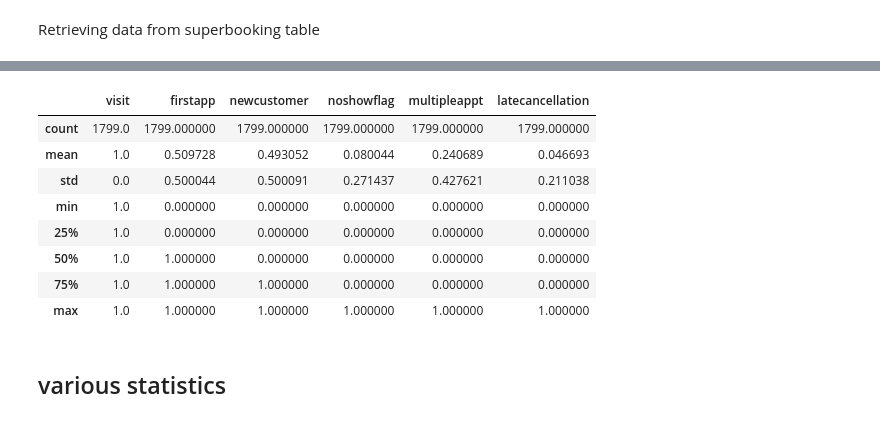
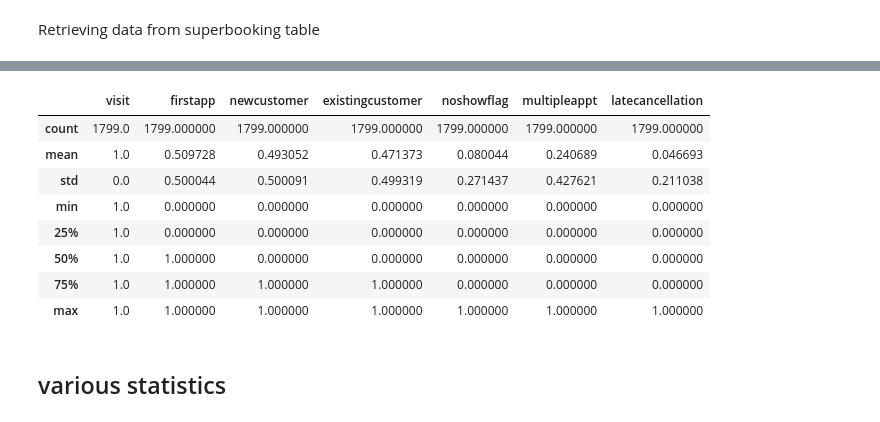
Before and after one commit to ericma007/p1, a Jupyter notebook: notebooks/Hair Salon Exploratory Data Analysis .ipynb, the cells around one changed output, grey strips where cells are left out. Cells and saved outputs as stored; diff of their text form; code cells hidden in the pictures.

```diff
--- a/notebooks/Hair Salon Exploratory Data Analysis .ipynb
+++ b/notebooks/Hair Salon Exploratory Data Analysis .ipynb
@@ -33,15 +33,15 @@ Index(['client', 'staff', 'service', 'date', 'time', 'timeint', 'description',
 # %%
-superbooking[['visit','firstapp','newcustomer','noshowflag','multipleappt','latecancellation']].describe()
+superbooking[['visit','firstapp','newcustomer','existingcustomer','noshowflag','multipleappt','latecancellation']].describe()
 # %% [output]
-|  | visit | firstapp | newcustomer | noshowflag | multipleappt | latecancellation |
-| count | 1799.0 | 1799.000000 | 1799.000000 | 1799.000000 | 1799.000000 | 1799.000000 |
-| mean | 1.0 | 0.509728 | 0.493052 | 0.080044 | 0.240689 | 0.046693 |
-| std | 0.0 | 0.500044 | 0.500091 | 0.271437 | 0.427621 | 0.211038 |
-| min | 1.0 | 0.000000 | 0.000000 | 0.000000 | 0.000000 | 0.000000 |
-| 25% | 1.0 | 0.000000 | 0.000000 | 0.000000 | 0.000000 | 0.000000 |
-| 50% | 1.0 | 1.000000 | 0.000000 | 0.000000 | 0.000000 | 0.000000 |
-| 75% | 1.0 | 1.000000 | 1.000000 | 0.000000 | 0.000000 | 0.000000 |
-| max | 1.0 | 1.000000 | 1.000000 | 1.000000 | 1.000000 | 1.000000 |
+|  | visit | firstapp | newcustomer | existingcustomer | noshowflag | multipleappt | latecancellation |
+| count | 1799.0 | 1799.000000 | 1799.000000 | 1799.000000 | 1799.000000 | 1799.000000 | 1799.000000 |
+| mean | 1.0 | 0.509728 | 0.493052 | 0.471373 | 0.080044 | 0.240689 | 0.046693 |
+| std | 0.0 | 0.500044 | 0.500091 | 0.499319 | 0.271437 | 0.427621 | 0.211038 |
+| min | 1.0 | 0.000000 | 0.000000 | 0.000000 | 0.000000 | 0.000000 | 0.000000 |
+| 25% | 1.0 | 0.000000 | 0.000000 | 0.000000 | 0.000000 | 0.000000 | 0.000000 |
+| 50% | 1.0 | 1.000000 | 0.000000 | 0.000000 | 0.000000 | 0.000000 | 0.000000 |
+| 75% | 1.0 | 1.000000 | 1.000000 | 1.000000 | 0.000000 | 0.000000 | 0.000000 |
+| max | 1.0 | 1.000000 | 1.000000 | 1.000000 | 1.000000 | 1.000000 | 1.000000 |
 # %% [markdown]
 <h2>various statistics
 # %%
```
Also changed, not shown: parts of 7 cells of this notebook, 5 other files.
